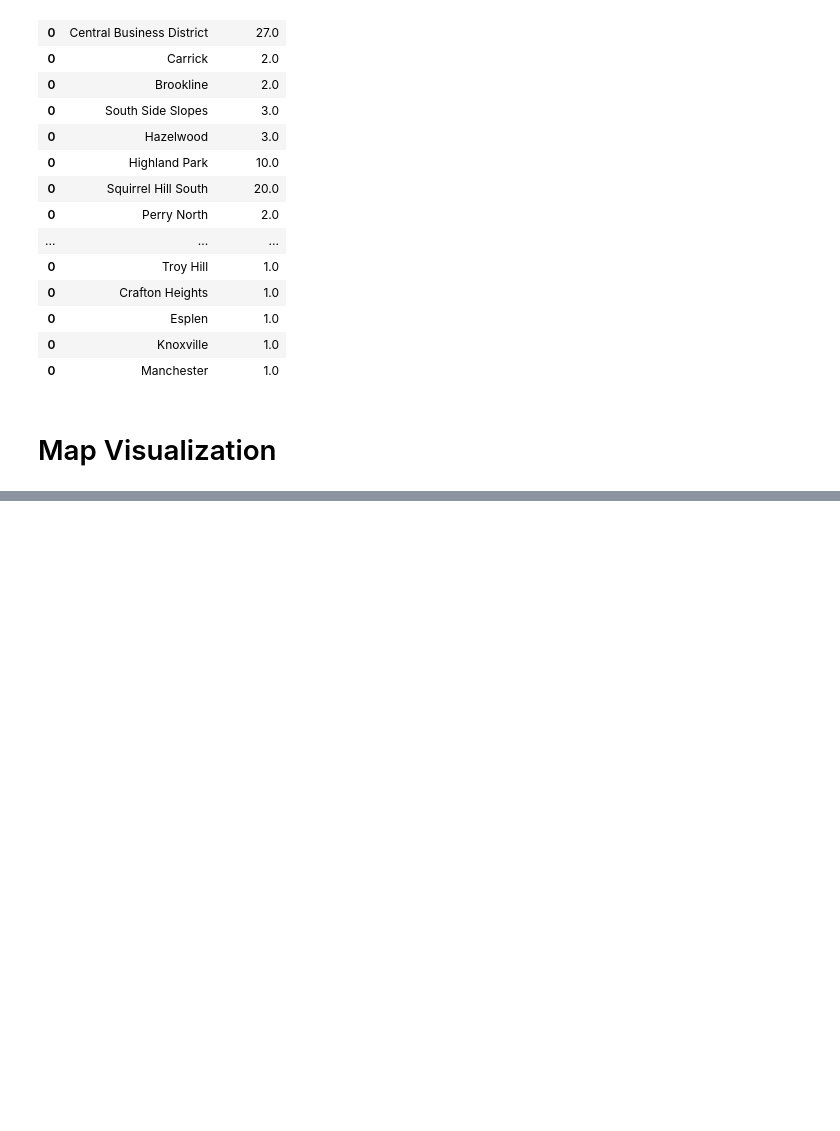
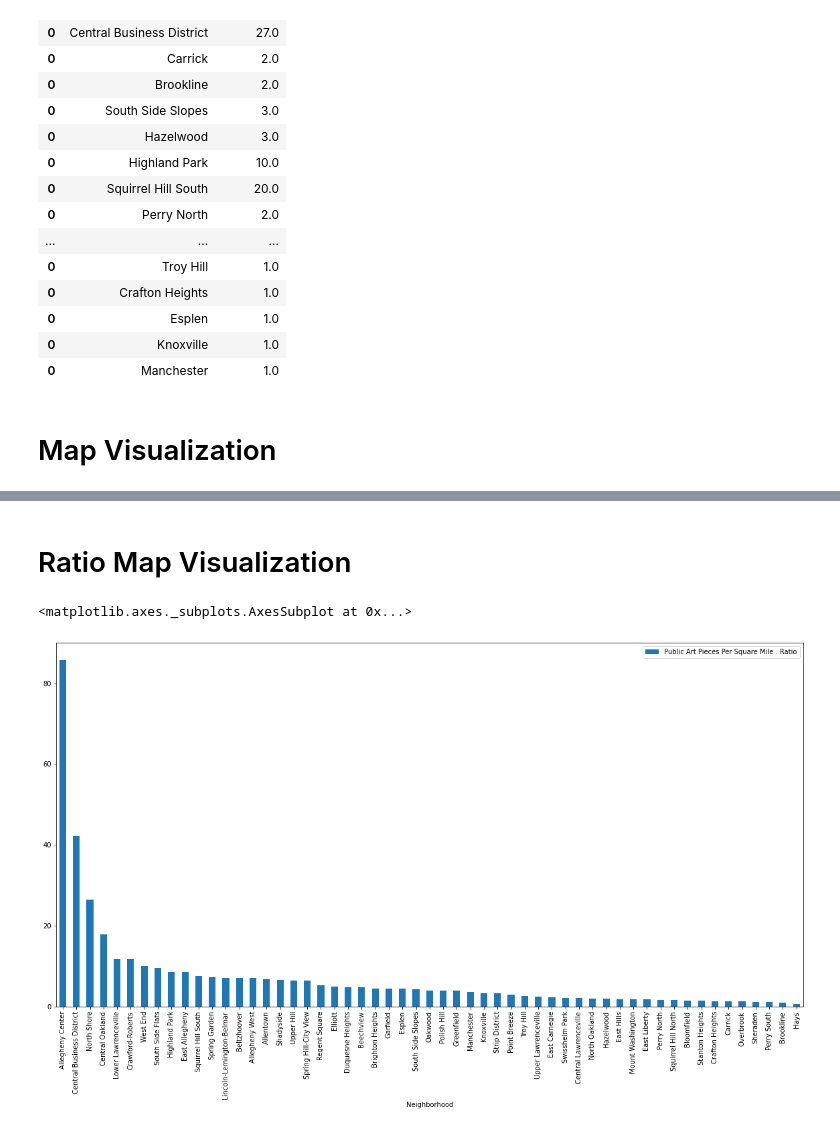
Before and after one commit to chris-mohri/finalProject0010, a Jupyter notebook: publicArt.ipynb, the cells around one changed output, grey strips where cells are left out. Cells and saved outputs as stored; diff of their text form; code cells hidden in the pictures; blank space fills up the shorter version.

```diff
--- a/publicArt.ipynb
+++ b/publicArt.ipynb
@@ -83,0 +86,4 @@ map2.plot(column='Public Art', # set the data to be used for coloring
+# %%
+dfSize = pd.read_csv("neighborhoodSize.csv")
+dfSize=dfSize[["Neighborhood_2010_SQMILES", "SNAP_All_csv_Neighborhood"]]
+dfSize
@@ -83,0 +106,10 @@ map2.plot(column='Public Art', # set the data to be used for coloring
+# %%
+sizeDict = dict(zip(dfSize.SNAP_All_csv_Neighborhood, dfSize.Neighborhood_2010_SQMILES))
+
+
+d2 = {}
+dfCombined = pd.DataFrame(data=d2)
+for element in dfraw["neighborhood"].unique():
+    dfCombined=dfCombined.append(pd.DataFrame([[element, dfraw['neighborhood'].value_counts()[element]/sizeDict[element]]], columns=["Neighborhood", "Public Art Pieces Per Square Mile : Ratio"])) #adds each neighborhood + its number of speed humps to NEW dataframe
+
+dfCombined
@@ -83,0 +134,9 @@ map2.plot(column='Public Art', # set the data to be used for coloring
+# %% [markdown]
+# Ratio Map Visualization
+# %%
+dfSortedCombined=dfCombined
+dfSortedCombined=dfSortedCombined.sort_values(by='Public Art Pieces Per Square Mile : Ratio', ascending=False)
+dfSortedCombined.plot.bar(x="Neighborhood", y="Public Art Pieces Per Square Mile : Ratio",rot=90, figsize=(20,10))
+# %% [output]
+<matplotlib.axes._subplots.AxesSubplot at 0x...>
+[figure, added]
```
Also changed, not shown: parts of 17 cells of this notebook.
